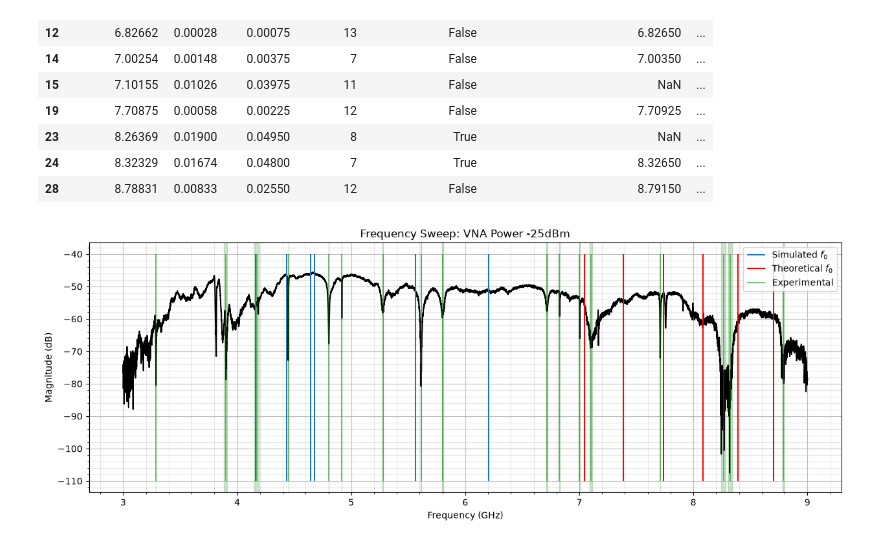
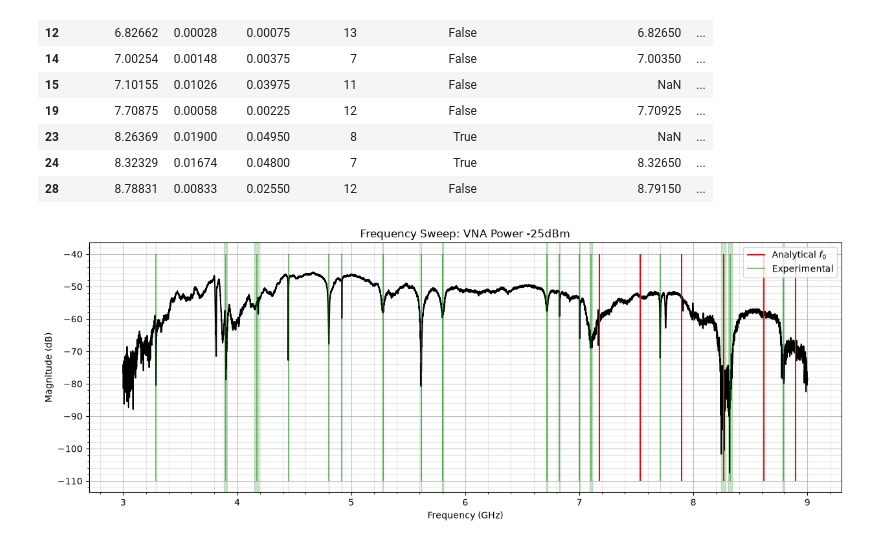
Before and after one commit to benji-thomas/Resonator-Frequency-Simulation, a Jupyter notebook: Mean_Resonant_Frequencies.ipynb, the cells around one changed output. Cells and saved outputs as stored; diff of their text form; code cells hidden in the pictures.

```diff
--- a/Mean_Resonant_Frequencies.ipynb
+++ b/Mean_Resonant_Frequencies.ipynb
@@ -57,4 +57,10 @@ theo_f0_kin_res,error_theo_f0_kin_res = delta_frequency(central_width,
                                                         dl_vals,
                                                         NbN_dTc,
                                                         NbN_dR_sq)
+
+theo_f0_kin_res = theo_f0_kin_res/10**9
+error_theo_f0_kin_res =error_theo_f0_kin_res/10**9
+
+print(theo_f0_kin_res)
+print(error_theo_f0_kin_res)
 # %% [output]
@@ -93,7 +100,6 @@ runs = [
 ]
 
 sim_f0_kin_res  = np.array([5.566, 4.680, 4.645, 4.434, 4.162, 6.206])
-theo_f0_kin_res = np.array([8.39168403, 7.38806734, 8.08701656, 7.04375441, 7.73815478, 8.70220729])
 # %%
 dfs, peaks, columns = {}, {}, {}
 
@@ -210,30 +216,35 @@ result[result['n_sweeps']>n].head(50)
 # %%
 df_3_9GHz_25dBm_250605_205417 = pd.read_csv('Data/TWPA_on_S21_3.00-9.00GHz_-25.0dBm_20250605_205417.csv')
 
 fig, ax = plt.subplots(figsize = (15,5))
 
 ax.set_title('Frequency Sweep: VNA Power -25dBm')
 ax.set_ylabel('Magnitude (dB)')
 ax.set_xlabel('Frequency (GHz)')
 ax.plot(df_3_9GHz_25dBm_250605_205417['Frequency (GHz)'],
          df_3_9GHz_25dBm_250605_205417['Magnitude (dB)'],
-         c='black',ls='-')
-plt.vlines(sim_f0_kin_res,ymin=-110,ymax=-40,label=r'Simulated $f_0$')
-plt.vlines(theo_f0_kin_res,ymin=-110,ymax=-40,colors='r',label=r'Theoretical $f_0$')
+         c='black', ls='-')
+
+#ax.vlines(sim_f0_kin_res, ymin=-110, ymax=-40, label=r'Simulated $f_0$')
+ax.vlines(theo_f0_kin_res, ymin=-110, ymax=-40, colors='r', label=r'Analytical $f_0$')
+
+# Error bands for analytical results
+#for f0, err in zip(theo_f0_kin_res, error_theo_f0_kin_res):
+    #ax.axvspan(f0 - err, f0 + err, alpha=0.2, color='red')
+
 subset = result[result['n_sweeps'] > n]
-
 ax.vlines(subset['mean_freq_GHz'], ymin=-110, ymax=-40, colors='g', alpha=0.5, label='Experimental')
 
-#Plot Error of results
+# Error bands for experimental results
 for _, row in subset.iterrows():
     ax.axvspan(row['mean_freq_GHz'] - row['std_GHz'],
                row['mean_freq_GHz'] + row['std_GHz'],
                alpha=0.2, color='green')
 
-ax.grid(which='major',alpha=0.8)
-ax.grid(which='minor',alpha=0.3)
+ax.grid(which='major', alpha=0.8)
+ax.grid(which='minor', alpha=0.3)
 ax.legend(loc='best')
 ax.minorticks_on()
 plt.show()
 # %% [output]
-[figure, old version]
+[figure, new version]
```
Also changed, not shown: parts of 2 cells of this notebook, 8 other files.
